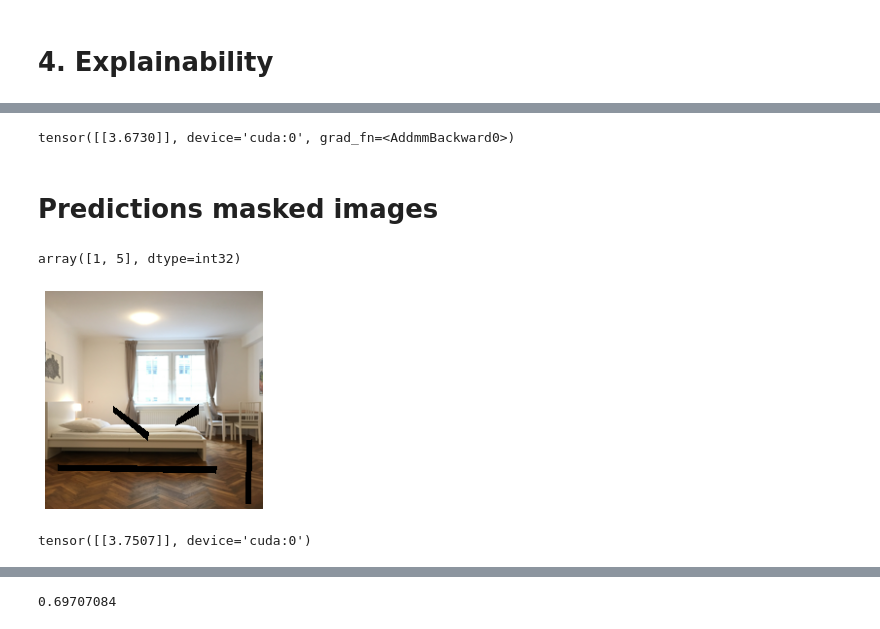
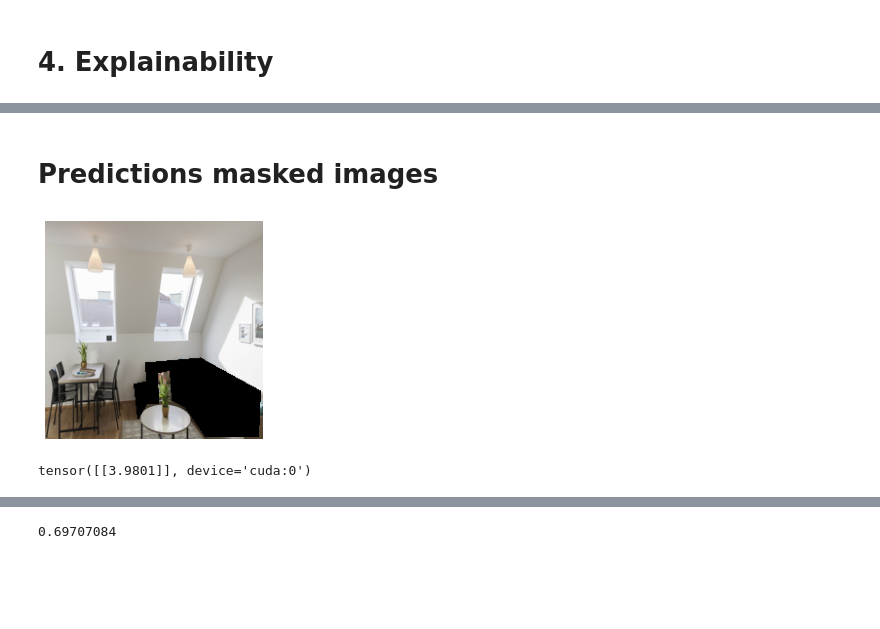
Before and after one commit to dernameistegal/airbnb_price, a Jupyter notebook: model_pictures.ipynb, the cells around one changed output, grey strips where cells are left out. Drawn from its saved outputs; the diff is of its cells as text; code cells hidden in the pictures; blank space fills up the shorter version.

```diff
--- a/model_pictures.ipynb
+++ b/model_pictures.ipynb
@@ -581,50 +581,46 @@ img_to_vgg_input = T.Compose([
-# %%
-feature_mask = img_to_vgg_input(feature_mask)
-feature_mask = feature_mask.type(torch.FloatTensor)
-feature_mask = torch.unsqueeze(feature_mask, 0).to(device)
-
-model(feature_mask)
-# %% [output]
-tensor([[3.6730]], device='cuda:0', grad_fn=<AddmmBackward0>)
 # %% [markdown]
 # Predictions masked images
-# %%
-feature_mask = np.load("/content/drive/MyDrive/Colab/airbnb/data/thumbnails/thumbnails_feature_masks/highest3_experiment_numpy/16919588_2.npy")
-# %%
-np.unique(feature_mask)
-# %% [output]
-array([1, 5], dtype=int32)
+# %%
+listing_id = "9398230.npy"
+# %%
+def mask_feature(feature_mask, feature_number):
+    feature_mask_tmp = feature_mask.copy()
+    feature_mask_tmp[feature_mask == feature_number] = 0
+    feature_mask_tmp[feature_mask != feature_number] = 100
+
+    return feature_mask_tmp
 # %%
 # plot image without some important areas
+feature_mask = np.load("/content/drive/MyDrive/Colab/airbnb/data/thumbnails/thumbnails_feature_masks/random9_numpy/" + listing_id)
+feature_mask = mask_feature(feature_mask, 2)
+feature_mask = np.expand_dims(feature_mask.squeeze(), axis=2).astype(np.uint8)
 
-cV2_mask = np.array(feature_mask)
-cV2_mask[feature_mask == 1] = 1
-cV2_mask[feature_mask == 5] = 0
-cV2_mask = np.expand_dims(cV2_mask.squeeze(), axis=2).astype(np.uint8)
-
-img_arr = np.load("/content/drive/MyDrive/Colab/airbnb/data/thumbnails/thumbnails_raw/thumbnail16919588.npy")
-img_without_important_areas = cv2.bitwise_and(img_arr, img_arr, mask=cV2_mask)
+img_arr = np.load("/content/drive/MyDrive/Colab/airbnb/data/thumbnails/thumbnails_raw/thumbnail" + listing_id)
+img_without_important_areas = cv2.bitwise_and(img_arr, img_arr, mask=feature_mask)
 plt.imshow(img_without_important_areas); plt.axis('off'); plt.show()
 # %% [output]
-[figure, old version]
+[figure, new version]
 # %%
+# generate prediction for ablated image, be careful to mask out AFTER standardization
 import torchvision.transforms as T
-img_to_vgg_input = T.Compose([
- T.Normalize(
+img_to_vgg_input = T.Normalize(
      mean=[0.485, 0.456, 0.406],
      std=[0.229, 0.224, 0.225]
- )
-])
+     )
 
-img_without_important_areas = torch.tensor(img_without_important_areas)
+img_without_important_areas = torch.tensor(img_arr)
 img_without_important_areas = (img_without_important_areas / 255)
 img_without_important_areas = torch.permute(img_without_important_areas, (2, 0, 1))
 img_without_important_areas = img_to_vgg_input(img_without_important_areas)
+img_without_important_areas = torch.permute(img_without_important_areas, (1, 2, 0))
+img_without_important_areas = np.array(img_without_important_areas)
+img_without_important_areas = cv2.bitwise_and(img_without_important_areas, img_without_important_areas, mask=feature_mask)
+img_without_important_areas = torch.tensor(img_without_important_areas)
+img_without_important_areas = torch.permute(img_without_important_areas, (2, 0, 1))
 img_without_important_areas = torch.unsqueeze(img_without_important_areas, 0).to(device)
+
+with torch.no_grad():
+    model = model.eval()
+    print(model(img_without_important_areas))
+# %% [output]
+tensor([[3.9801]], device='cuda:0')
-# %%
-# generate prediction for ablated image
-with torch.no_grad():
-    model = model.eval()
-    print(model(img_without_important_areas))
-# %% [output]
-tensor([[3.7507]], device='cuda:0')
```
Also changed, not shown: parts of 25 cells of this notebook.
